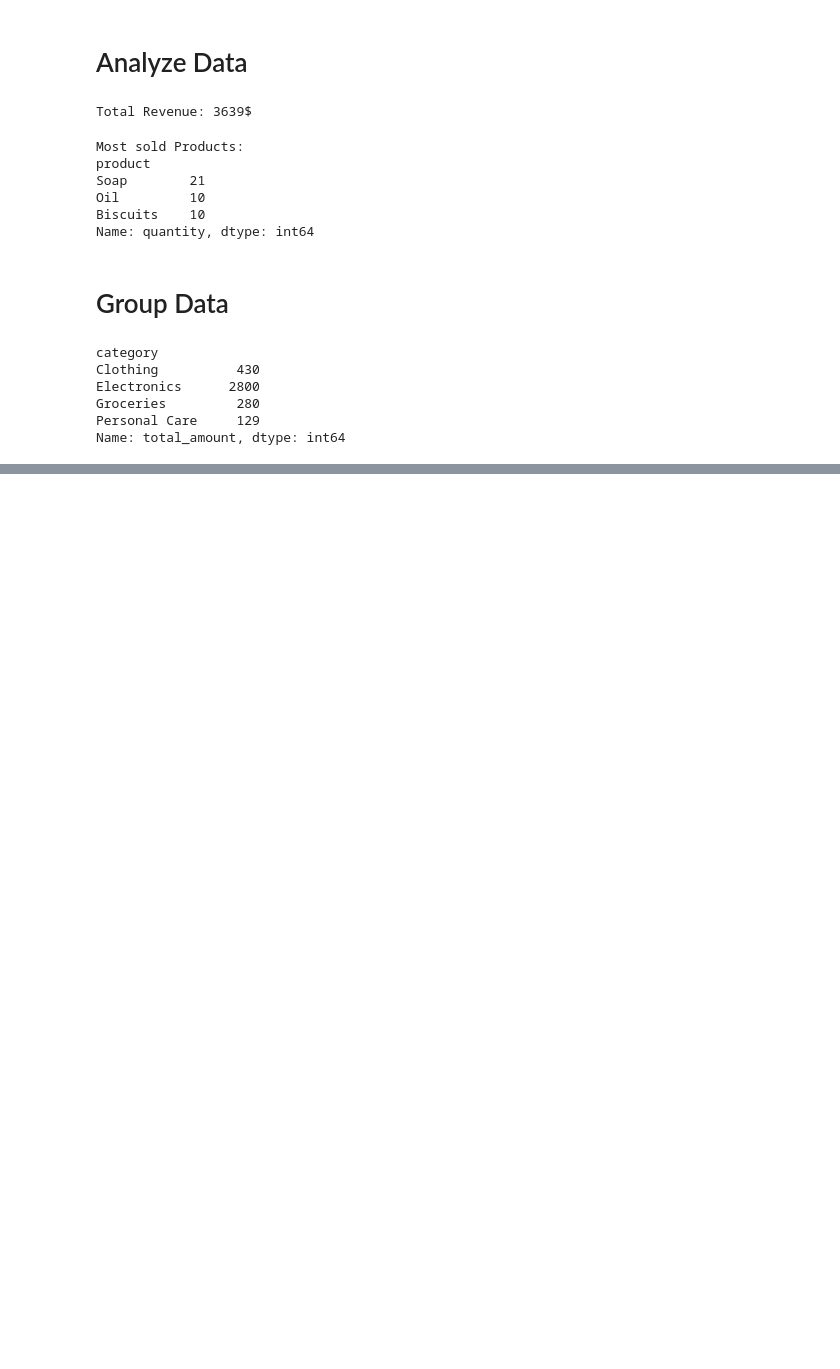
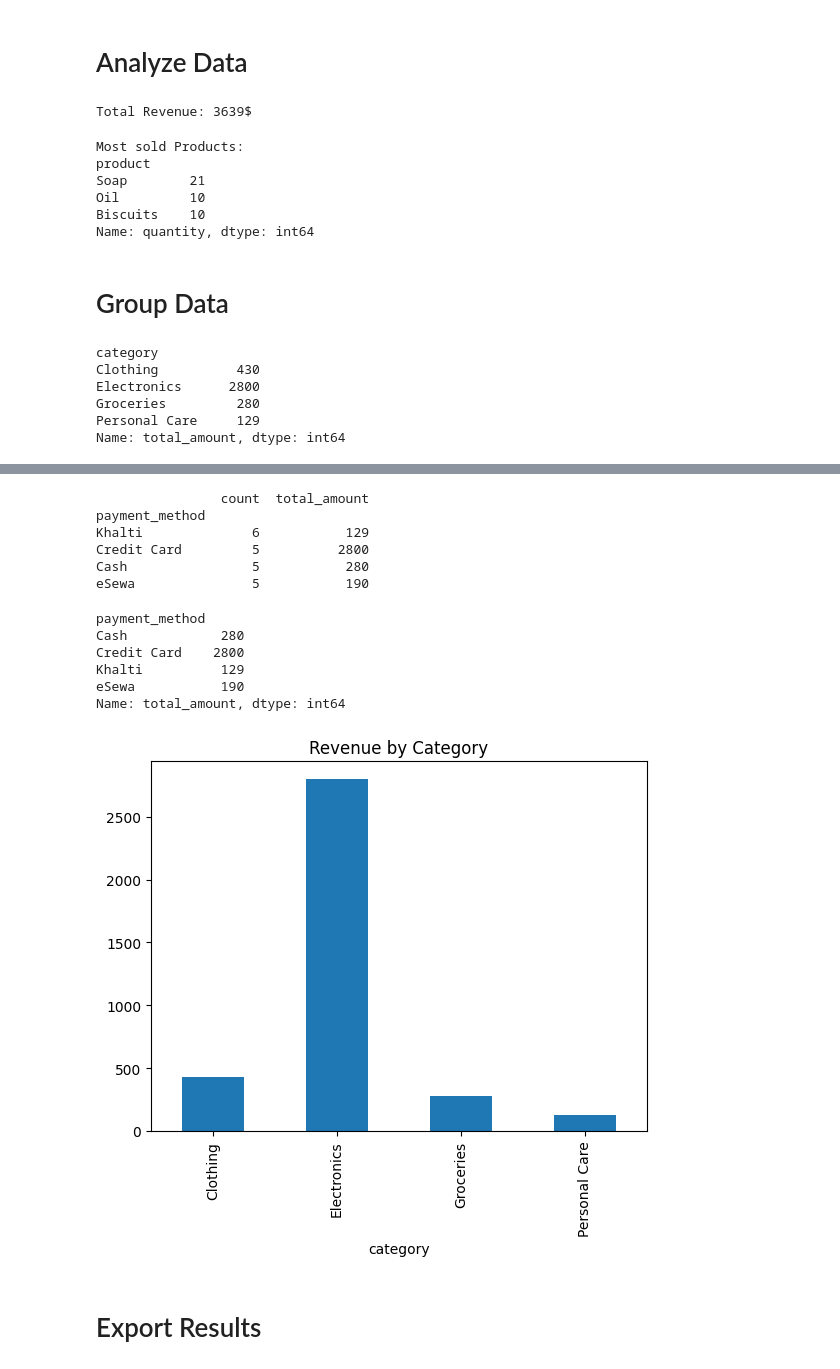
Before and after one commit to AshPiBit02/python-lib-deck, a Jupyter notebook: pandas/Real-World Implementation/Ecommerce workflow/processor.ipynb, the cells around one changed output, grey strips where cells are left out. Cells and saved outputs as stored; diff of their text form; code cells hidden in the pictures; blank space fills up the shorter version.

```diff
--- a/pandas/Real-World Implementation/Ecommerce workflow/processor.ipynb
+++ b/pandas/Real-World Implementation/Ecommerce workflow/processor.ipynb
@@ -168,0 +182,32 @@ print(sales_by_city)
+# %%
+# Payment method usage with sales
+payment_method=df["payment_method"].value_counts()
+sales=df.groupby("payment_method")["total_amount"].sum()
+result=pd.merge(payment_method,sales,on="payment_method")
+print(result)
+# %% [output]
+                count  total_amount
+payment_method
+Khalti              6           129
+Credit Card         5          2800
+Cash                5           280
+eSewa               5           190
+# %%
+print(df.groupby("payment_method")["total_amount"].sum())
+# %% [output]
+payment_method
+Cash            280
+Credit Card    2800
+Khalti          129
+eSewa           190
+Name: total_amount, dtype: int64
+# %%
+# Visualize Data
+import matplotlib.pyplot as plt
+df.groupby("category")["total_amount"].sum().plot(kind="bar")
+plt.title("Revenue by Category")
+plt.show()
+# %% [output]
+[figure, added]
+# %% [markdown]
+# Export Results
```
Also changed, not shown: parts of 2 cells of this notebook, 12 other files.
